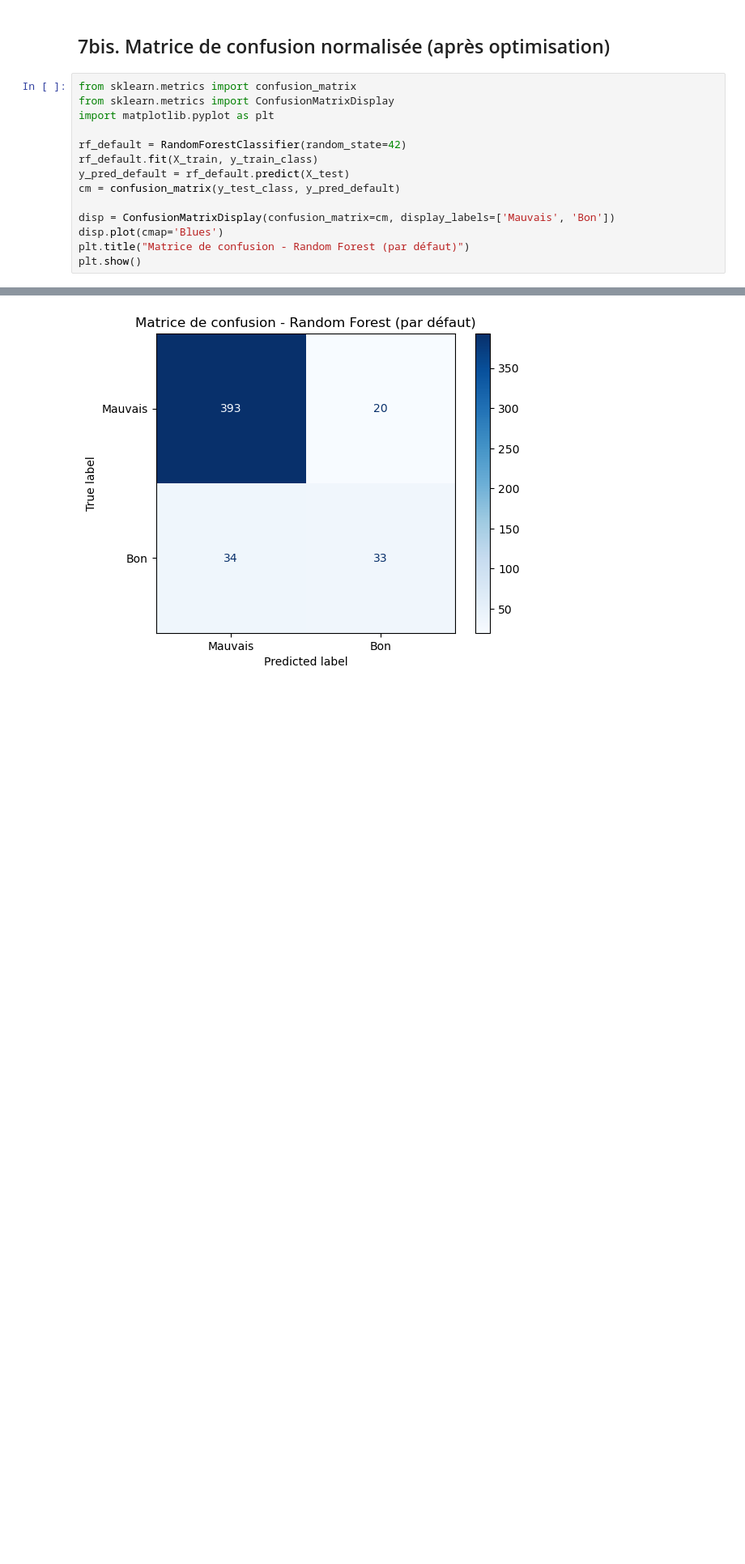
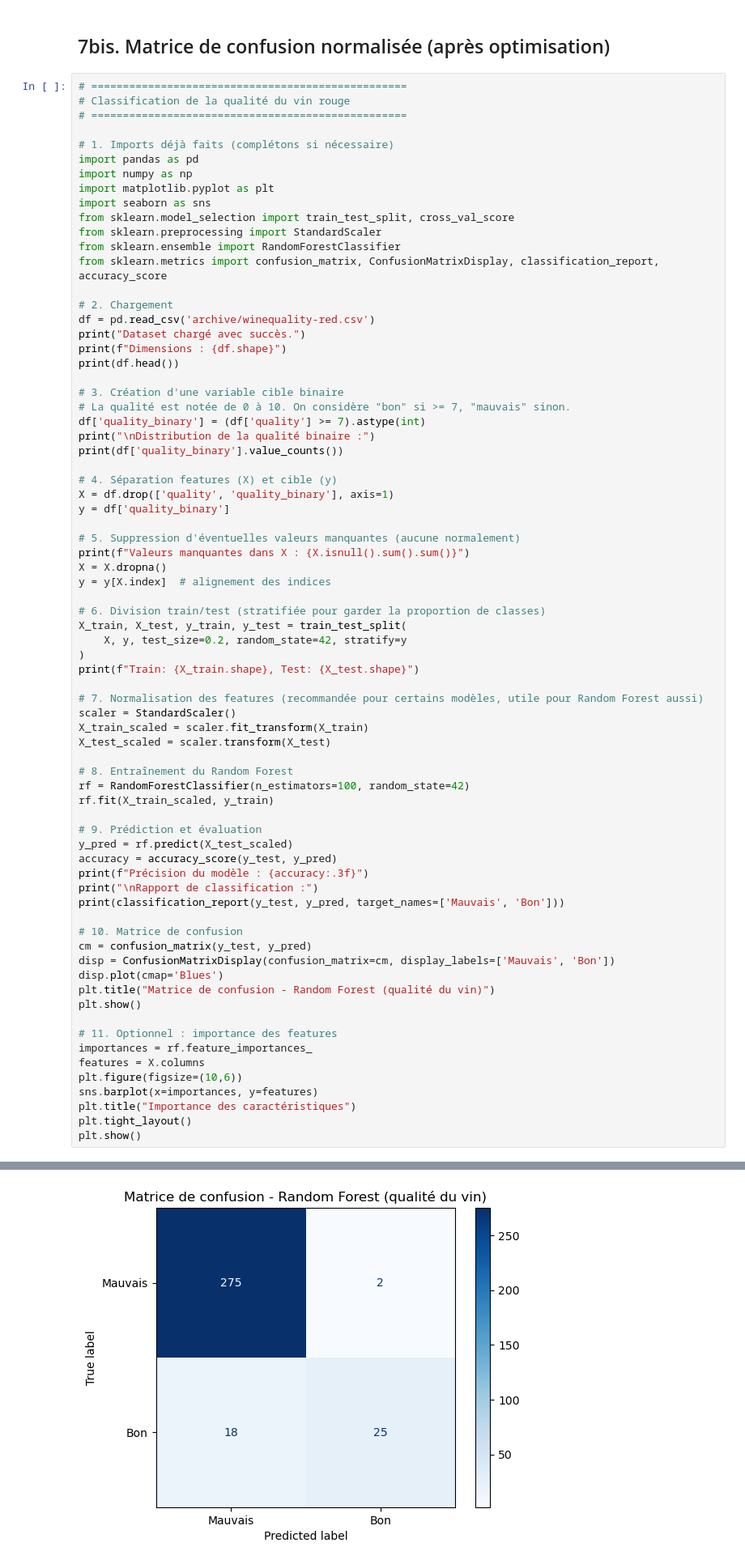
Before and after one commit to jihanenasri/wine-quality-ml-project, a Jupyter notebook: projet_supervise.ipynb, the cells around one changed output, grey strips where cells are left out. Shown at 81% size. Saved outputs shown, nothing was run; the diff lists cells and outputs as text; blank space fills up the shorter version.

```diff
--- a/projet_supervise.ipynb
+++ b/projet_supervise.ipynb
@@ -279,17 +279,76 @@ Moyenne : 0.8624 +/- 0.0198
 # %% [markdown]
 ## 7bis. Matrice de confusion normalisée (après optimisation)
 # %%
-from sklearn.metrics import confusion_matrix
-from sklearn.metrics import ConfusionMatrixDisplay
+# ==================================================
+# Classification de la qualité du vin rouge
+# ==================================================
+
+# 1. Imports déjà faits (complétons si nécessaire)
+import pandas as pd
+import numpy as np
 import matplotlib.pyplot as plt
+import seaborn as sns
+from sklearn.model_selection import train_test_split, cross_val_score
+from sklearn.preprocessing import StandardScaler
+from sklearn.ensemble import RandomForestClassifier
+from sklearn.metrics import confusion_matrix, ConfusionMatrixDisplay, classification_report, accuracy_score
 
-rf_default = RandomForestClassifier(random_state=42)
-rf_default.fit(X_train, y_train_class)
-y_pred_default = rf_default.predict(X_test)
-cm = confusion_matrix(y_test_class, y_pred_default)
+# 2. Chargement
+df = pd.read_csv('archive/winequality-red.csv')
+print("Dataset chargé avec succès.")
+print(f"Dimensions : {df.shape}")
+print(df.head())
 
+# 3. Création d'une variable cible binaire
+# La qualité est notée de 0 à 10. On considère "bon" si >= 7, "mauvais" sinon.
+df['quality_binary'] = (df['quality'] >= 7).astype(int)
+print("\nDistribution de la qualité binaire :")
+print(df['quality_binary'].value_counts())
+
+# 4. Séparation features (X) et cible (y)
+X = df.drop(['quality', 'quality_binary'], axis=1)
+y = df['quality_binary']
+
+# 5. Suppression d'éventuelles valeurs manquantes (aucune normalement)
+print(f"Valeurs manquantes dans X : {X.isnull().sum().sum()}")
+X = X.dropna()
+y = y[X.index]  # alignement des indices
+
+# 6. Division train/test (stratifiée pour garder la proportion de classes)
+X_train, X_test, y_train, y_test = train_test_split(
+    X, y, test_size=0.2, random_state=42, stratify=y
+)
+print(f"Train: {X_train.shape}, Test: {X_test.shape}")
+
+# 7. Normalisation des features (recommandée pour certains modèles, utile pour Random Forest aussi)
+scaler = StandardScaler()
+X_train_scaled = scaler.fit_transform(X_train)
+X_test_scaled = scaler.transform(X_test)
+
+# 8. Entraînement du Random Forest
+rf = RandomForestClassifier(n_estimators=100, random_state=42)
+rf.fit(X_train_scaled, y_train)
+
+# 9. Prédiction et évaluation
+y_pred = rf.predict(X_test_scaled)
+accuracy = accuracy_score(y_test, y_pred)
+print(f"Précision du modèle : {accuracy:.3f}")
+print("\nRapport de classification :")
+print(classification_report(y_test, y_pred, target_names=['Mauvais', 'Bon']))
+
+# 10. Matrice de confusion
+cm = confusion_matrix(y_test, y_pred)
 disp = ConfusionMatrixDisplay(confusion_matrix=cm, display_labels=['Mauvais', 'Bon'])
 disp.plot(cmap='Blues')
-plt.title("Matrice de confusion - Random Forest (par défaut)")
+plt.title("Matrice de confusion - Random Forest (qualité du vin)")
 plt.show()
+
+# 11. Optionnel : importance des features
+importances = rf.feature_importances_
+features = X.columns
+plt.figure(figsize=(10,6))
+sns.barplot(x=importances, y=features)
+plt.title("Importance des caractéristiques")
+plt.tight_layout()
+plt.show()
 # %% [output]
@@ -296 +372 @@ plt.show()
-[figure, old version]
+[figure, new version]
```
Also changed, not shown: parts of 6 cells of this notebook, 1 other file.
